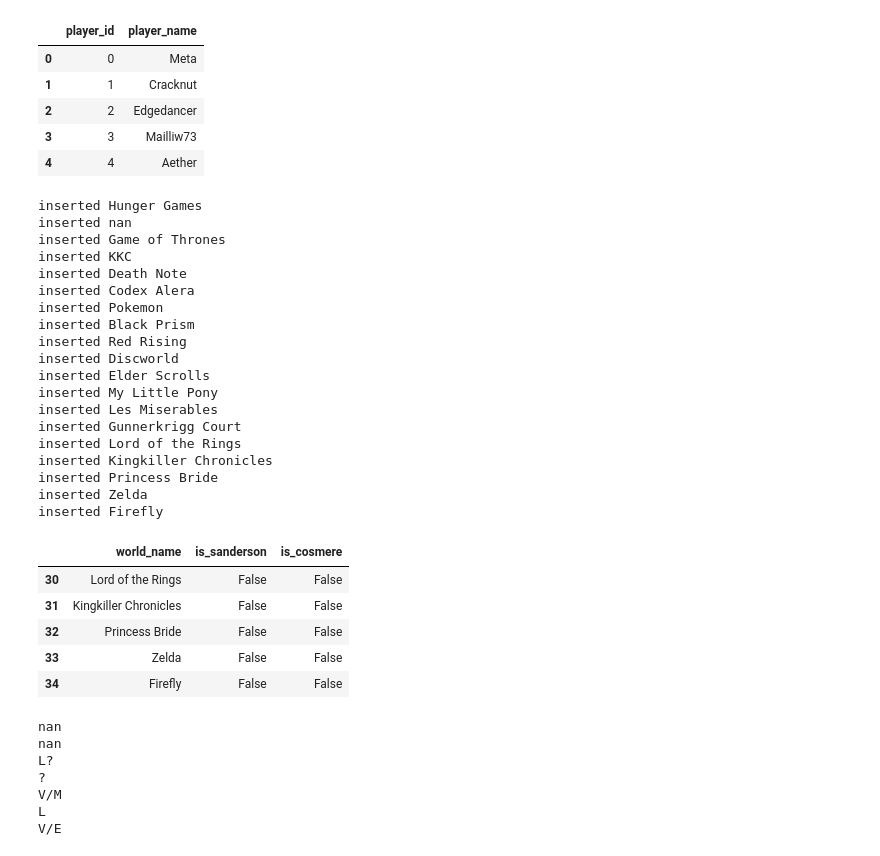
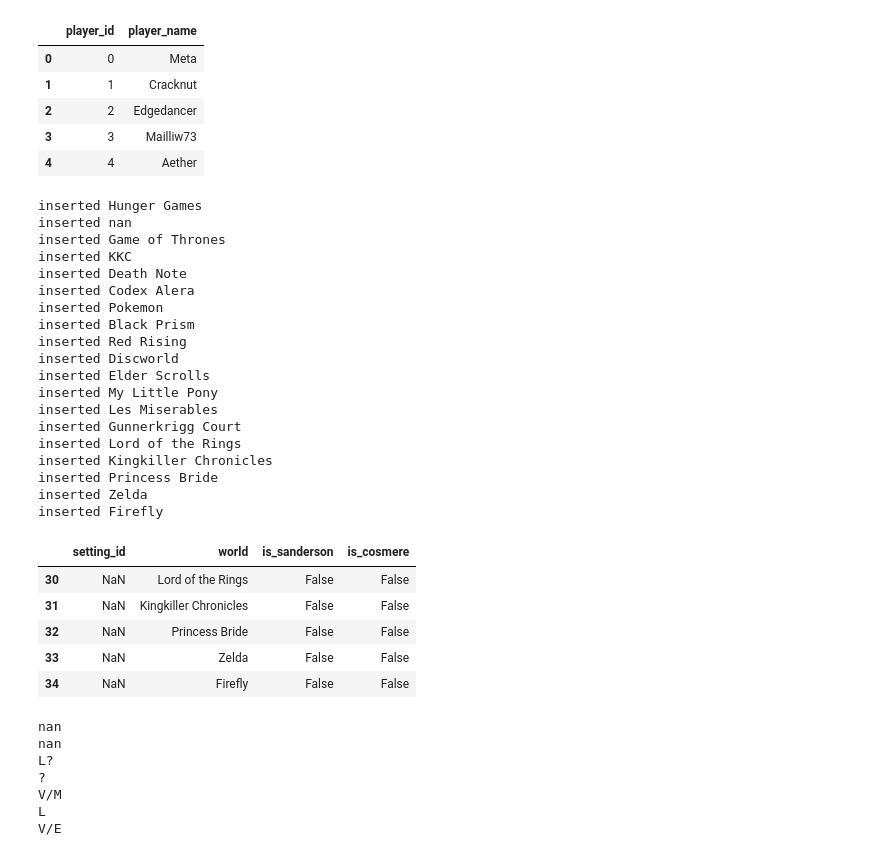
Before and after one commit to isabelle-sanford/se-stats, a Jupyter notebook: data_cleaning.ipynb, the cells around one changed output. Saved outputs shown, nothing was run; the diff lists cells and outputs as text; code cells hidden in the pictures.

Commit message:
data_cleaning notebook has correct pandas tables

```diff
--- a/data_cleaning.ipynb
+++ b/data_cleaning.ipynb
@@ -186,46 +186,46 @@ unique_worlds = games["world"].unique()
 new_settings = []
 
 for world in unique_worlds:
-    if world not in settings["world_name"].unique():
-        new_settings.append({"world_name": world, "is_sanderson": False, "is_cosmere": False})
+    if world not in settings["world"].unique():
+        new_settings.append({"world": world, "is_sanderson": False, "is_cosmere": False})
         print(f"inserted {world}")
 
 new_settings_df = pd.DataFrame(new_settings)
 
 settings = pd.concat([settings, new_settings_df], ignore_index=True)
 
 settings.tail()
 
 # TODO: check this against key table settings for worlds not in it
 # for each loc not there, put down as non-Sanderson and print that you're doing so
 
 # do the same check with unique death and alignment tables, but don't insert by default - just print thing
 # %% [output]
 inserted Hunger Games
 inserted nan
 inserted Game of Thrones
 inserted KKC
 inserted Death Note
 inserted Codex Alera
 inserted Pokemon
 inserted Black Prism
 inserted Red Rising
 inserted Discworld
 inserted Elder Scrolls
 inserted My Little Pony
 inserted Les Miserables
 inserted Gunnerkrigg Court
 inserted Lord of the Rings
 inserted Kingkiller Chronicles
 inserted Princess Bride
 inserted Zelda
 inserted Firefly
-|  | world_name | is_sanderson | is_cosmere |
-| 30 | Lord of the Rings | False | False |
-| 31 | Kingkiller Chronicles | False | False |
-| 32 | Princess Bride | False | False |
-| 33 | Zelda | False | False |
-| 34 | Firefly | False | False |
+|  | setting_id | world | is_sanderson | is_cosmere |
+| 30 | NaN | Lord of the Rings | False | False |
+| 31 | NaN | Kingkiller Chronicles | False | False |
+| 32 | NaN | Princess Bride | False | False |
+| 33 | NaN | Zelda | False | False |
+| 34 | NaN | Firefly | False | False |
 # %%
 # checking death / alignment
 
```
Also changed, not shown: parts of 12 cells of this notebook, 1 other file.
